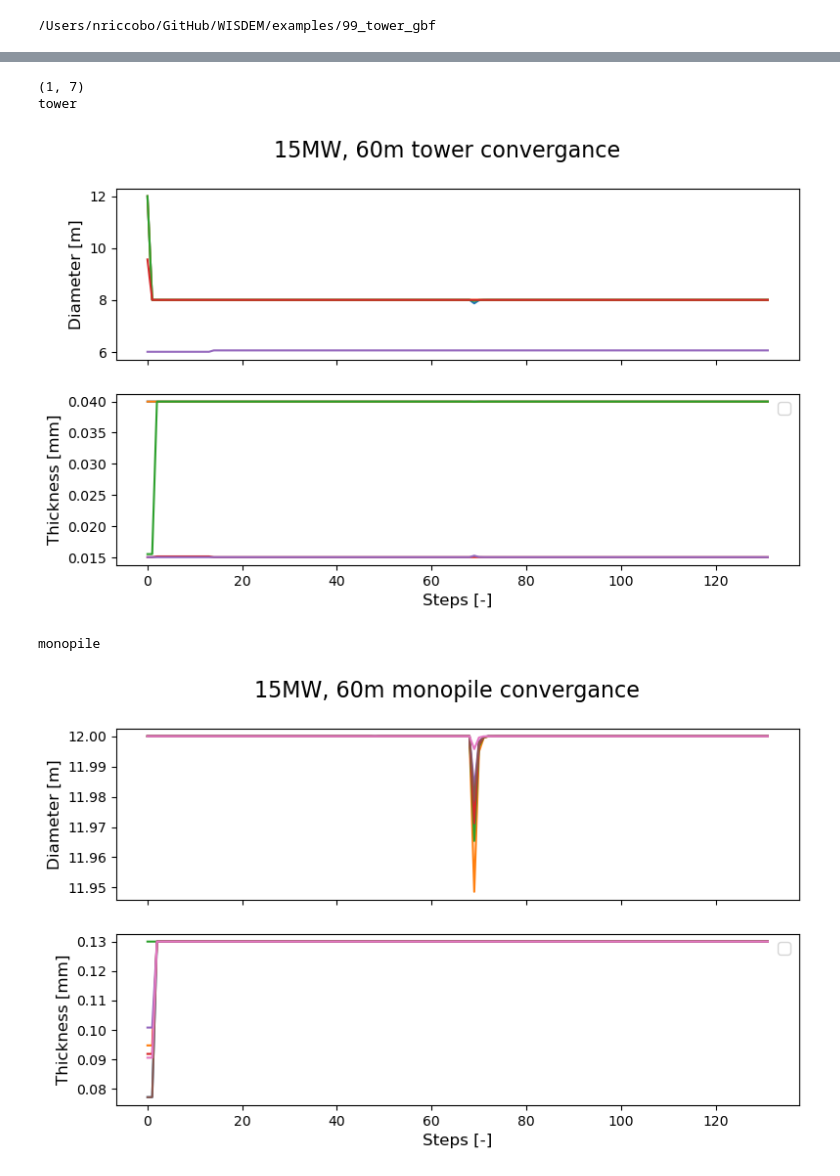
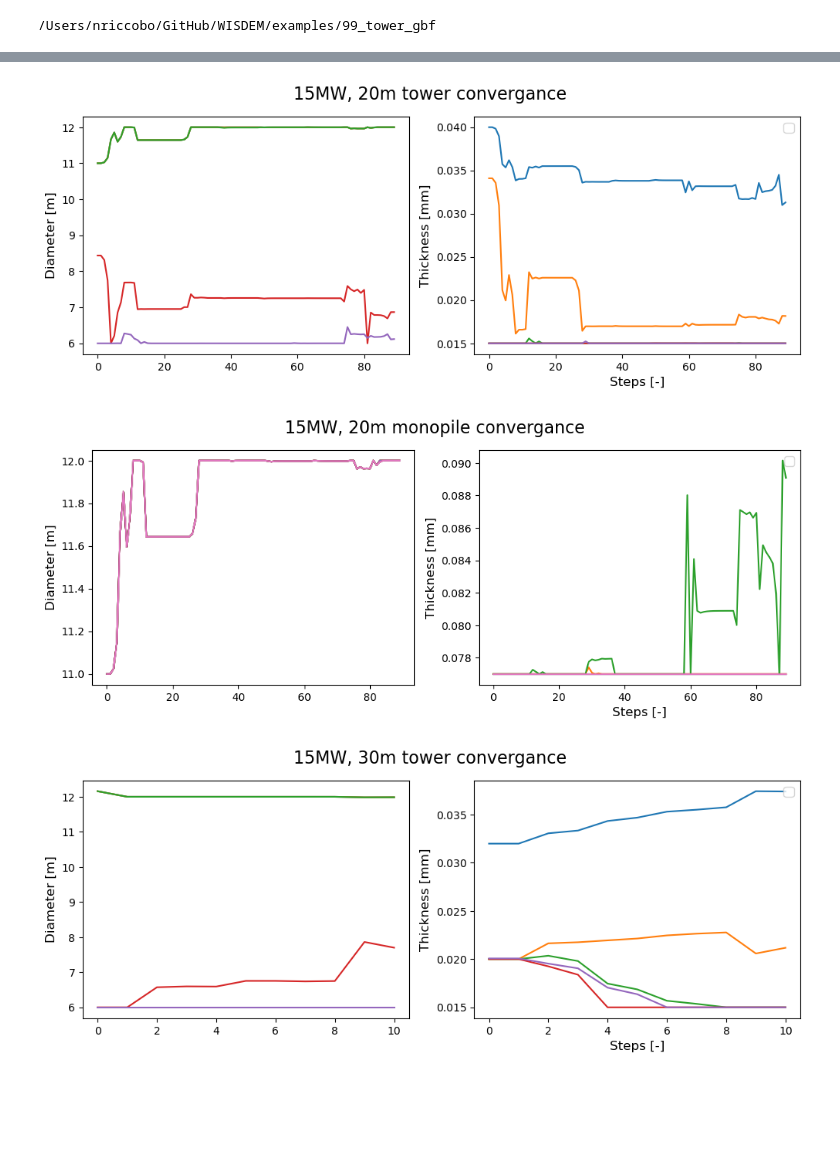
Before and after one commit to nRiccobo/WISDEM, a Jupyter notebook: examples/99_tower_gbf/process_mono_gbf.ipynb, the cells around one changed output, grey strips where cells are left out. Drawn from its saved outputs; the diff is of its cells as text; code cells hidden in the pictures; blank space fills up the shorter version.

```diff
--- a/examples/99_tower_gbf/process_mono_gbf.ipynb
+++ b/examples/99_tower_gbf/process_mono_gbf.ipynb
@@ -32,7 +32,7 @@ plt.rc('figure', titlesize=LARGE)
 # %% [markdown]
 ### User Inputs and Directories
 # %%
-case = "mono" # or grav
+base = "mono" # or grav
 name = "newtest_1" # suffix for plots/save files
 
 save_plots = False
@@ -41,15 +41,15 @@ save_plots = False
 ratings = [15] # [15, 20, 22, 25]
 
 # Which depths should we run [in m]
-depths  = [20] # [20, 30, 40, 50, 60]
+depths  = [20, 30, 40, 50, 60] # [20, 30, 40, 50, 60]
 
 ROOT = os.getcwd()
 FIGDIR = os.path.join(ROOT, "_figures")
 if not FIGDIR:
     os.mkdir(FIGDIR)
 
-fout_name = f'{case}_turb_output.npz'
-fom_name = f'log_opt_{case}.sql'
+fout_name = f'{base}_turb_output.npz'
+fom_name = f'log_opt_{base}.sql'
 # %%
 # Data containers to hold outputs from test matrix
 m_tow = np.zeros((len(ratings), len(depths)))
@@ -88,7 +88,7 @@ for ri, r in enumerate(ratings):
         depth_mat[ri,di] = d
 
         # Read archive of outputs from WISDEM run
-        fout_path = os.path.join(f'outputs_{case}', fout_name)
+        fout_path = os.path.join(f'outputs_{base}', fout_name)
         #try:
         out_archive = np.load(fout_path)
 
@@ -168,7 +168,7 @@ colors = plt.rcParams["axes.prop_cycle"].by_key()["color"]
 brown = np.array([150.0, 75.0, 0.0]) / 256.0
 for di, d in enumerate(depths):
     ftow = plt.figure(figsize=(11, 4))
-    ftow.suptitle(f'{r}MW, {d}m {case}')
+    ftow.suptitle(f'{r}MW, {d}m {base}')
     ax1 = ftow.add_subplot(121)
     for ri, r in enumerate(ratings):
 
@@ -207,7 +207,7 @@ for di, d in enumerate(depths):
     plt.subplots_adjust(bottom=0.15, left=0.15)
     ftow.subplots_adjust(hspace=0.02, wspace=0.02, bottom=0.15, left=0.15)
     if save_plots: save(ftow,
-                        os.path.join(FIGDIR, f'tower-{case}_depth{d}_{name}')) #, pad_inches=0.1, bbox_inches="tight")
+                        os.path.join(FIGDIR, f'tower-{base}_depth{d}_{name}')) #, pad_inches=0.1, bbox_inches="tight")
 plt.show()
 
 print(os.getcwd())
@@ -262,6 +278,6 @@ print(len(data_df))
 # %%
 #data_df.plot(subplots=True, layout=(3,3), figsize=(20,15))
-
-final_design = data_df.iloc[-1]
-print(final_design)
+for a in all_data:
+    final_design = a.iloc[-1]
+    print(final_design)
 # %% [output]
@@ -283,43 +301,40 @@ Name: 131, dtype: object
 # %%
 #print(len(data_df['monopile.layer_thickness']))
-print((data_df['monopile.layer_thickness'].iloc[0]).shape)
+#print((data_df['monopile.layer_thickness'].iloc[0]).shape)
 #print(data_df['monopile.layer_thickness'].head())
 
 components = ['tower', 'monopile']
 
 #print(pd.DataFrame(data_df['monopile.layer_thickness'].to_list()))
+for a,d in zip(all_data, depths):
+    for c in components:
+        fig, ax = plt.subplots(1, len(components), figsize=(12,3), sharex=True)
+        fig.suptitle(f"15MW, {d}m {c} convergance")
+        d_temp = a[f'{c}.diameter']
+        t_temp = a[f'{c}.layer_thickness']
 
-for c in components:
-    fig, ax = plt.subplots(len(components), 1, figsize=(9,5), sharex=True)
-    fig.suptitle(f"15MW, 60m {c} convergance")
-    print(c)
-    d_temp = data_df[f'{c}.diameter']
-    t_temp = data_df[f'{c}.layer_thickness']
+        diam_mat = pd.DataFrame(d_temp.to_list())
+        #print(diam_mat)
+        for col in diam_mat.columns:
+            ax[0].plot(diam_mat.index, diam_mat[col])
 
-    diam_mat = pd.DataFrame(d_temp.to_list())
-    #print(diam_mat)
-    for col in diam_mat.columns:
-        ax[0].plot(diam_mat.index, diam_mat[col])
+        layer_shape = t_temp.iloc[0].shape
 
-    layer_shape = t_temp.iloc[0].shape
+        t_temp = t_temp.apply(lambda x: x.reshape(layer_shape[1]))
 
-    t_temp = t_temp.apply(lambda x: x.reshape(layer_shape[1]))
+        thick_mat = pd.DataFrame(t_temp.to_list())
+        #print(thick_mat)
+        for col2 in thick_mat.columns:
+            ax[1].plot(thick_mat.index, thick_mat[col2] ) #,label=f'z={round(zpts[15][20][ci],1)}')
 
-    thick_mat = pd.DataFrame(t_temp.to_list())
-    #print(thick_mat)
-    for col2 in thick_mat.columns:
-        ax[1].plot(thick_mat.index, thick_mat[col2] ) #,label=f'z={round(zpts[15][20][ci],1)}')
+        ax[0].set_ylabel("Diameter [m]")
+        ax[1].set_ylabel("Thickness [mm]")
+        ax[1].set_xlabel("Steps [-]")
+        handles, labels = plt.gca().get_legend_handles_labels()
+        ax[1].legend(handles[::-1], labels[::-1],loc='upper right')
 
-    ax[0].set_ylabel("Diameter [m]")
-    ax[1].set_ylabel("Thickness [mm]")
-    ax[1].set_xlabel("Steps [-]")
-    handles, labels = plt.gca().get_legend_handles_labels()
-    ax[1].legend(handles[::-1], labels[::-1],loc='upper right')
-
-    plt.show()
+        plt.show()
 # %% [output]
-(1, 7)
-tower
-[figure, old version]
+[figure, new version]
-monopile
-[figure, old version]
+[figure, new version]
+[figure, added]
```
Also changed, not shown: parts of 5 cells of this notebook.
